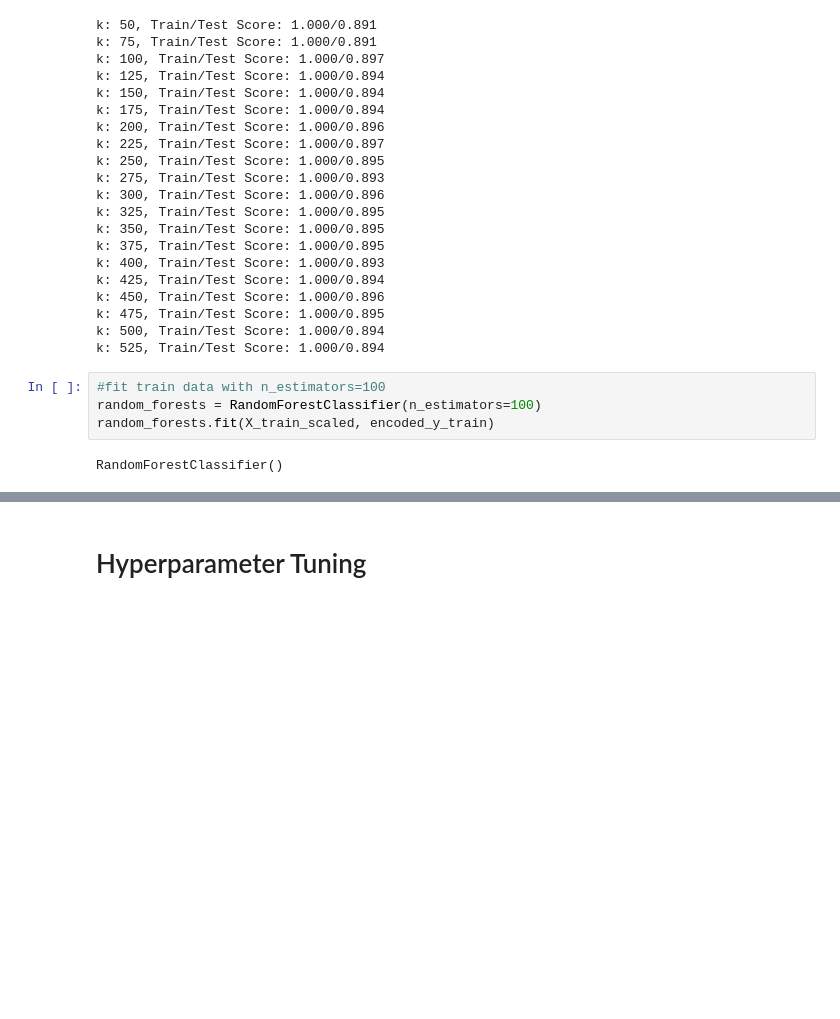
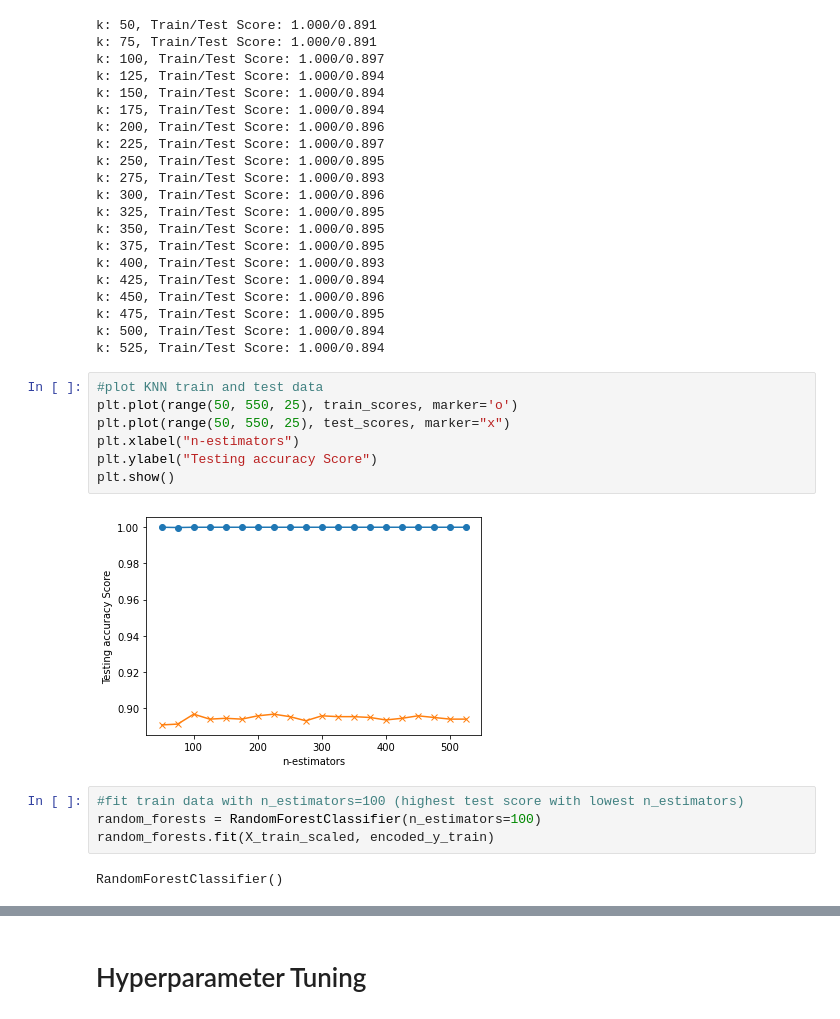
Before and after one commit to sarahheavner/machine-learning-challenge, a Jupyter notebook: Random_Forests.ipynb, the cells around one changed output, grey strips where cells are left out. Saved outputs shown, nothing was run; the diff lists cells and outputs as text; blank space fills up the shorter version.

```diff
--- a/Random_Forests.ipynb
+++ b/Random_Forests.ipynb
@@ -105,8 +105,17 @@ k: 450, Train/Test Score: 1.000/0.896
 k: 475, Train/Test Score: 1.000/0.895
 k: 500, Train/Test Score: 1.000/0.894
 k: 525, Train/Test Score: 1.000/0.894
+# %%
+#plot KNN train and test data
+plt.plot(range(50, 550, 25), train_scores, marker='o')
+plt.plot(range(50, 550, 25), test_scores, marker="x")
+plt.xlabel("n-estimators")
+plt.ylabel("Testing accuracy Score")
+plt.show()
+# %% [output]
+[figure, added]
 # %%
-#fit train data with n_estimators=100
+#fit train data with n_estimators=100 (highest test score with lowest n_estimators)
 random_forests = RandomForestClassifier(n_estimators=100)
 random_forests.fit(X_train_scaled, encoded_y_train)
 # %% [output]
```
Also changed, not shown: parts of 5 cells of this notebook, 1 other file.
